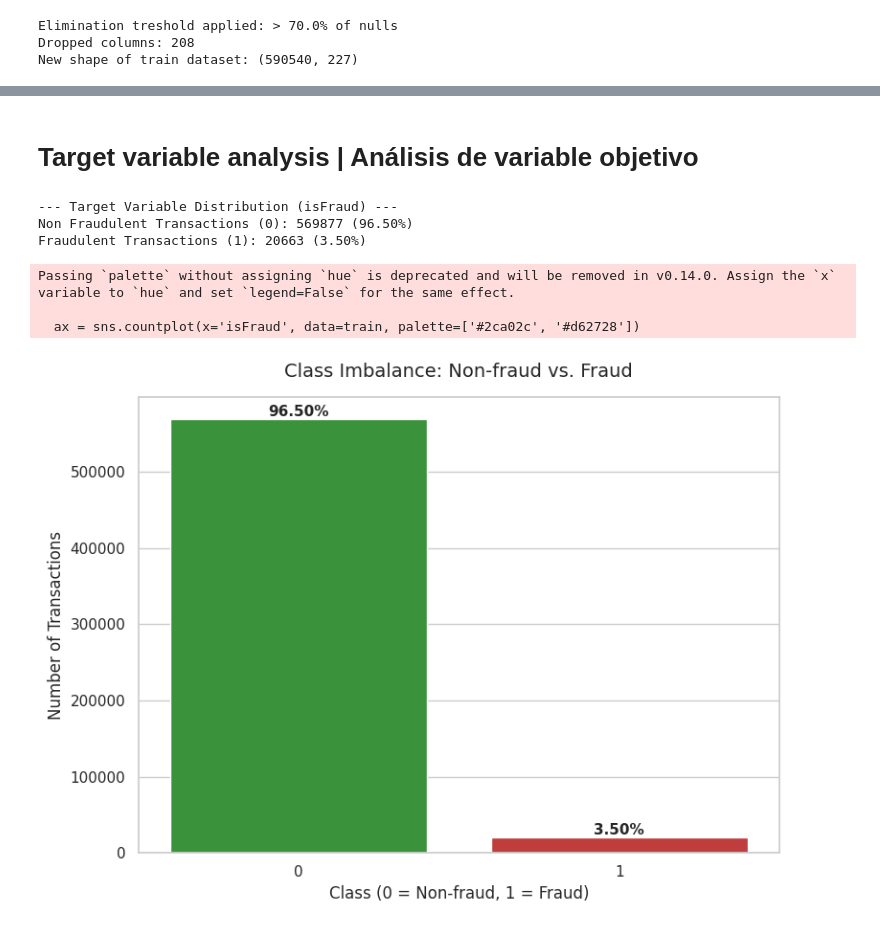
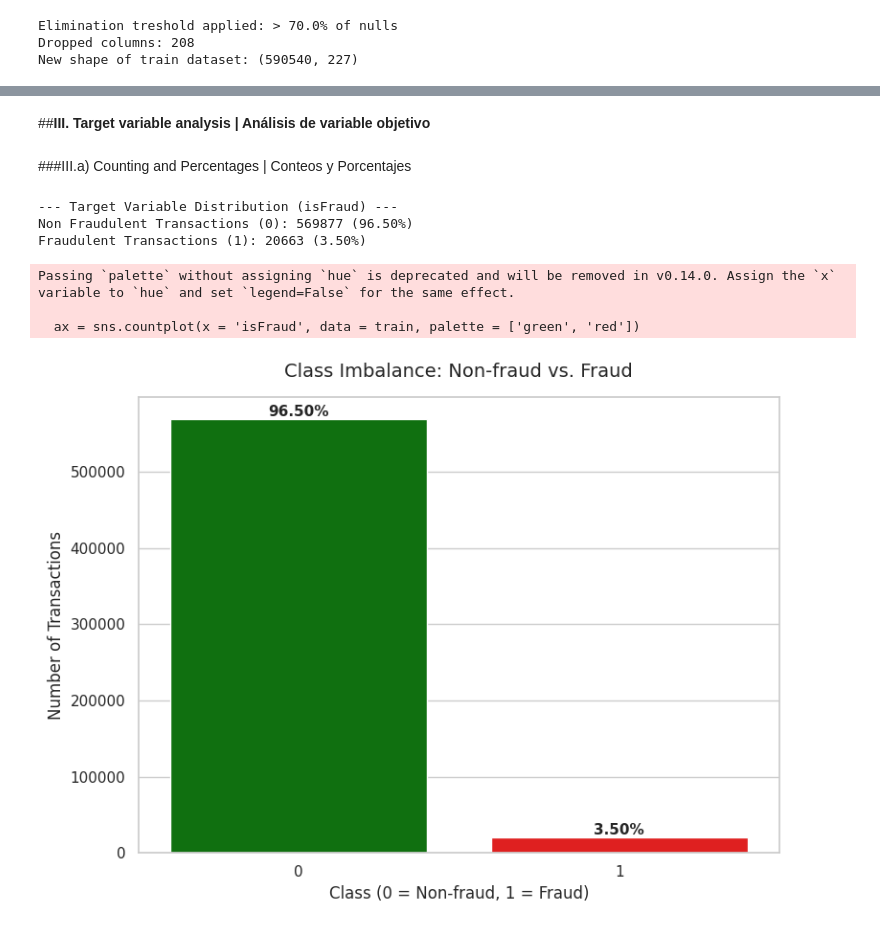
Before and after one commit to Rmendivil94/retail-fraud-detection, a Jupyter notebook: notebooks/01_EDA_and_Data_Cleaning.ipynb, the cells around one changed output, grey strips where cells are left out. Drawn from its saved outputs; the diff is of its cells as text; code cells hidden in the pictures.

```diff
--- a/notebooks/01_EDA_and_Data_Cleaning.ipynb
+++ b/notebooks/01_EDA_and_Data_Cleaning.ipynb
@@ -164,5 +196,7 @@ New shape of train dataset: (590540, 227)
 # %% [markdown]
-# Target variable analysis | Análisis de variable objetivo
+##**III. Target variable analysis | Análisis de variable objetivo**
+# %% [markdown]
+###III.a) Counting and Percentages | Conteos y Porcentajes
 # %%
 # 1. Fraud count and Percentage | Conteo y porcentajes de fraude
 fraud_counts = train['isFraud'].value_counts()
@@ -177,27 +211,27 @@ Non Fraudulent Transactions (0): 569877 (96.50%)
 Fraudulent Transactions (1): 20663 (3.50%)
 # %%
 # 2. Chart Setting | Configuración de gráficos
-plt.figure(figsize=(8, 6))
-sns.set_theme(style="whitegrid")
+plt.figure(figsize = (8 , 6))
+sns.set_theme(style = "whitegrid")
 
 # Barplot | Gráfico de barras
-ax = sns.countplot(x='isFraud', data=train, palette=['#2ca02c', '#d62728'])
-plt.title('Class Imbalance: Non-fraud vs. Fraud', fontsize=14, pad=15)
+ax = sns.countplot(x = 'isFraud', data = train, palette = ['green', 'red'])
+plt.title('Class Imbalance: Non-fraud vs. Fraud', fontsize = 14, pad = 15)
 plt.xlabel('Class (0 = Non-fraud, 1 = Fraud)', fontsize=12)
 plt.ylabel('Number of Transactions', fontsize=12)
 
 # 3. Percentage label above the bars | Etiquetas de porcentaje encima de las barras
 for p in ax.patches:
     height = p.get_height()
     total = len(train)
     ax.annotate(f'{height/total:.2%}',
                 (p.get_x() + p.get_width() / 2., height),
-                ha='center', va='bottom', fontsize=11, fontweight='bold')
+                ha = 'center', va = 'bottom', fontsize = 11, fontweight = 'bold')
 
 plt.tight_layout()
 plt.show()
 # %% [output]
 Passing `palette` without assigning `hue` is deprecated and will be removed in v0.14.0. Assign the `x` variable to `hue` and set `legend=False` for the same effect.
 
-  ax = sns.countplot(x='isFraud', data=train, palette=['#2ca02c', '#d62728'])
+  ax = sns.countplot(x = 'isFraud', data = train, palette = ['green', 'red'])
-[figure, old version]
+[figure, new version]
```
Also changed, not shown: parts of 22 cells of this notebook.
